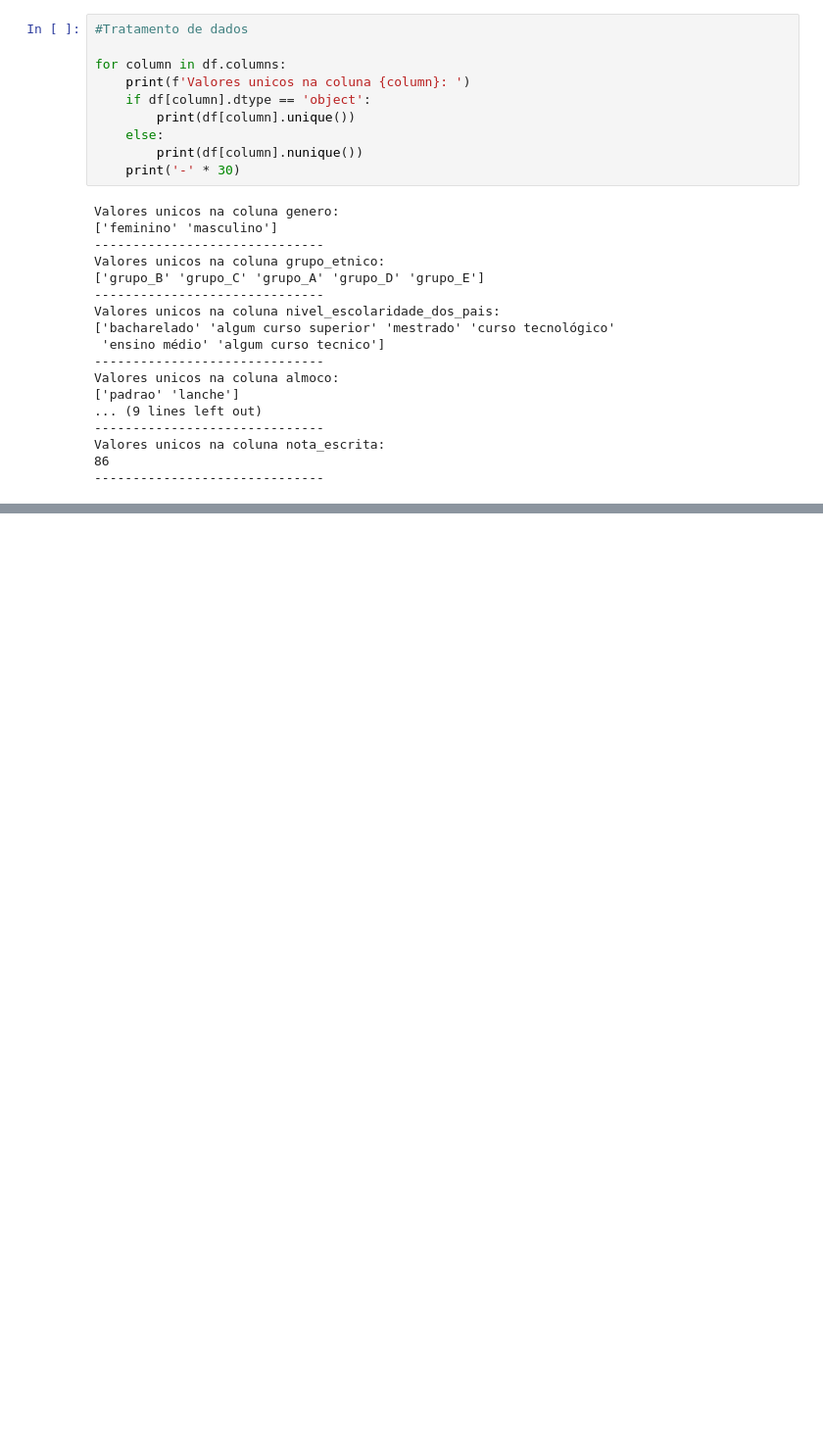
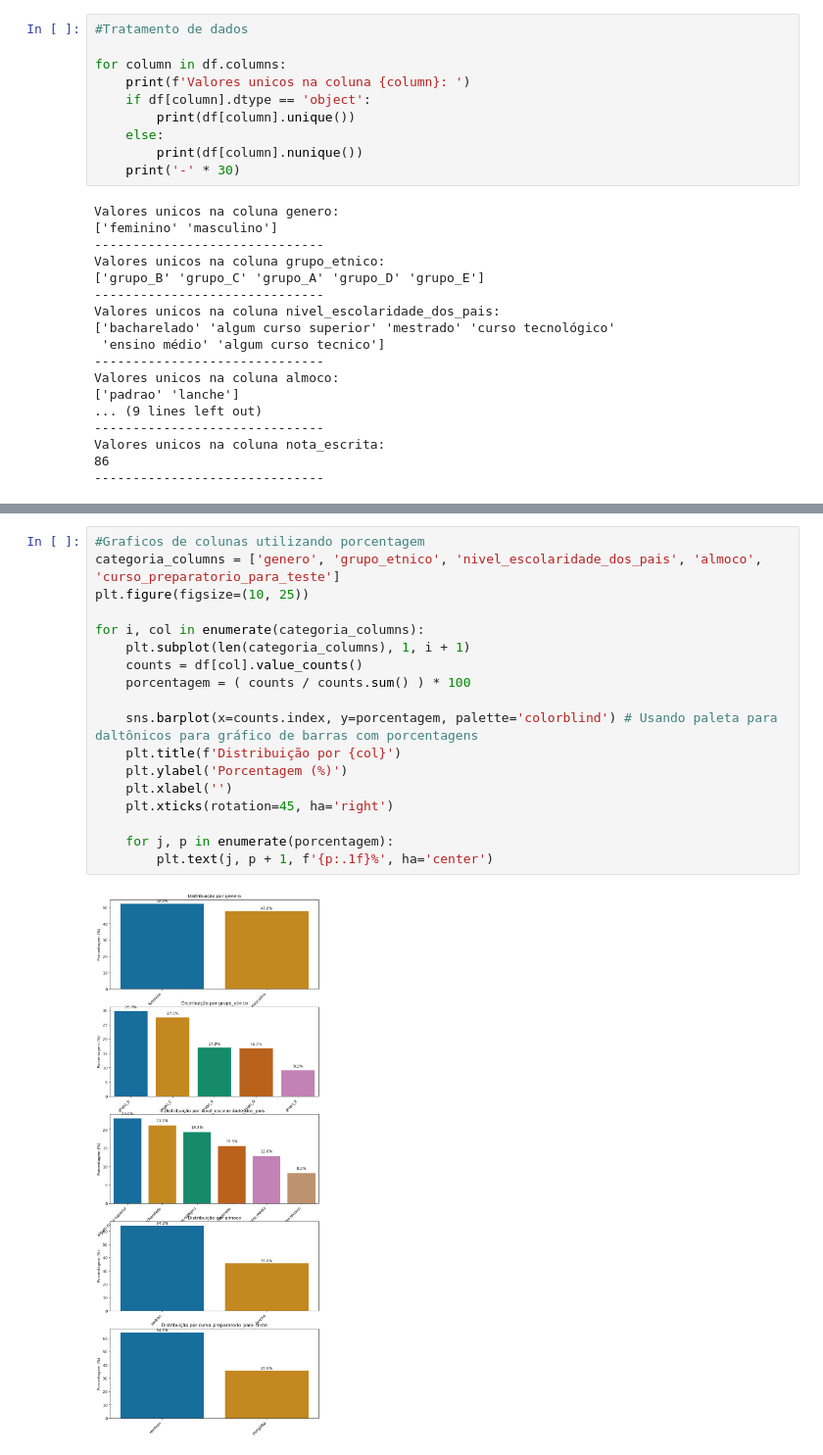
Before and after one commit to Pinaa-Matheus/Analise_DesempenhoEstudantil, a Jupyter notebook: analises.ipynb, the cells around one changed output, grey strips where cells are left out. Shown at 98% size. Cells and saved outputs as stored; diff of their text form; blank space fills up the shorter version.

```diff
--- a/analises.ipynb
+++ b/analises.ipynb
@@ -104,0 +251,20 @@ Valores unicos na coluna nota_escrita:
+# %%
+#Graficos de colunas utilizando porcentagem
+categoria_columns = ['genero', 'grupo_etnico', 'nivel_escolaridade_dos_pais', 'almoco', 'curso_preparatorio_para_teste']
+plt.figure(figsize=(10, 25))
+
+for i, col in enumerate(categoria_columns):
+    plt.subplot(len(categoria_columns), 1, i + 1)
+    counts = df[col].value_counts()
+    porcentagem = ( counts / counts.sum() ) * 100
+
+    sns.barplot(x=counts.index, y=porcentagem, palette='colorblind') # Usando paleta para daltônicos para gráfico de barras com porcentagens
+    plt.title(f'Distribuição por {col}')
+    plt.ylabel('Porcentagem (%)')
+    plt.xlabel('')
+    plt.xticks(rotation=45, ha='right')
+
+    for j, p in enumerate(porcentagem):
+        plt.text(j, p + 1, f'{p:.1f}%', ha='center')
+# %% [output]
+[figure, added]
```
Also changed, not shown: parts of 19 cells of this notebook.
